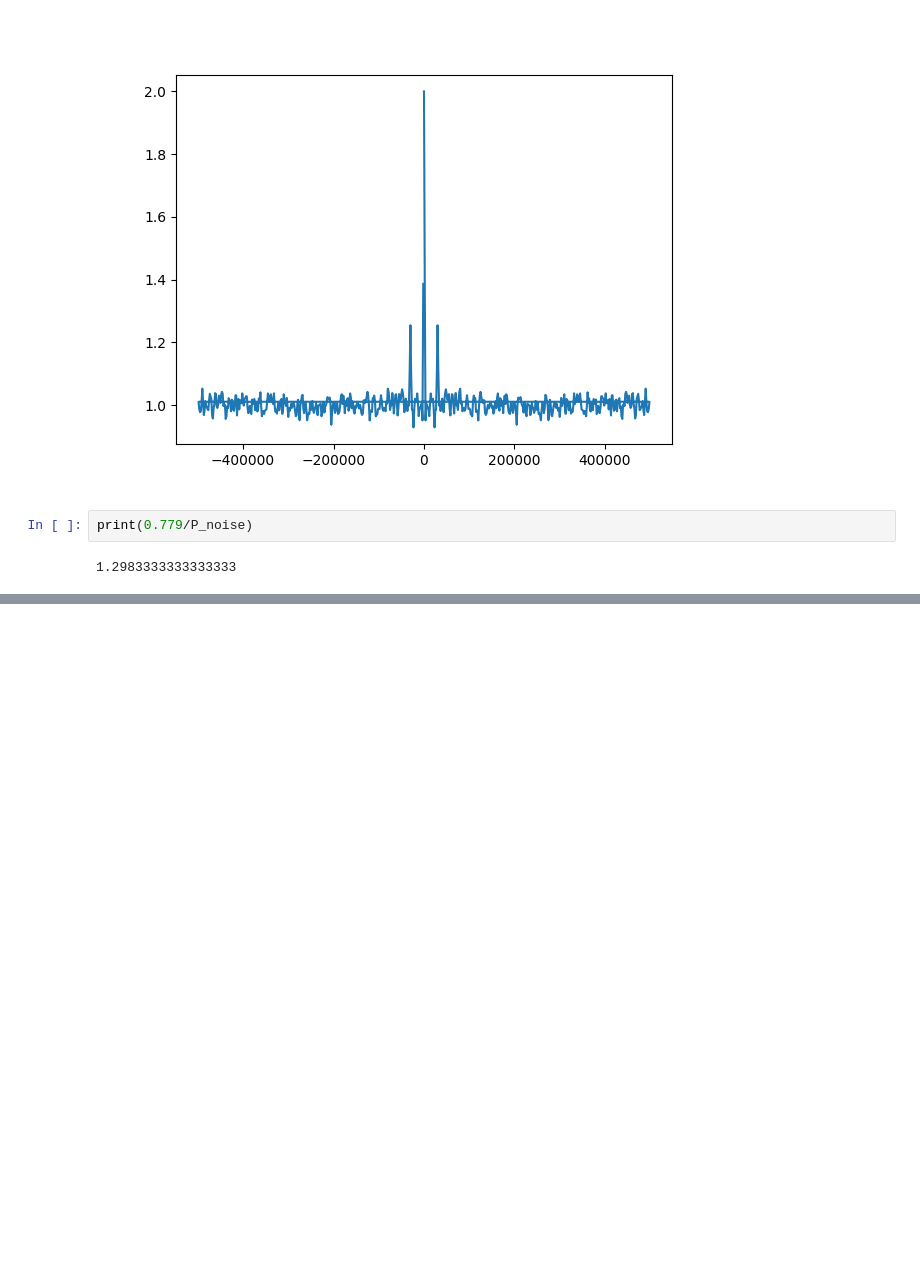
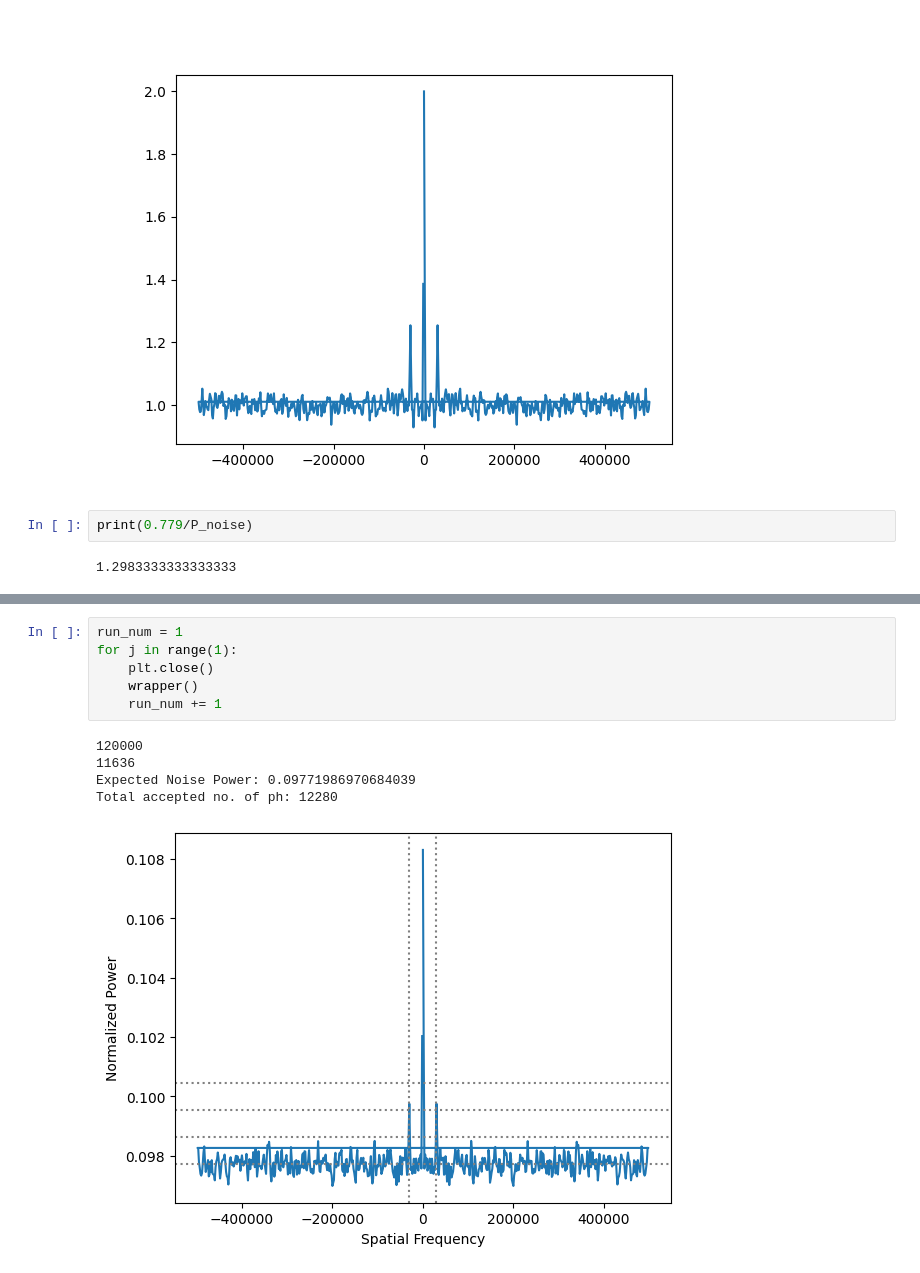
Before and after one commit to ShashanthS/XRI, a Jupyter notebook: MainMain.ipynb, the cells around one changed output, grey strips where cells are left out. Drawn from its saved outputs; the diff is of its cells as text; blank space fills up the shorter version.

```diff
--- a/MainMain.ipynb
+++ b/MainMain.ipynb
@@ -391,0 +478,12 @@ print(0.779/P_noise)
+# %%
+run_num = 1
+for j in range(1):
+    plt.close()
+    wrapper()
+    run_num += 1
+# %% [output]
+120000
+11636
+Expected Noise Power: 0.09771986970684039
+Total accepted no. of ph: 12280
+[figure, added]
```
Also changed, not shown: parts of 8 cells of this notebook.
